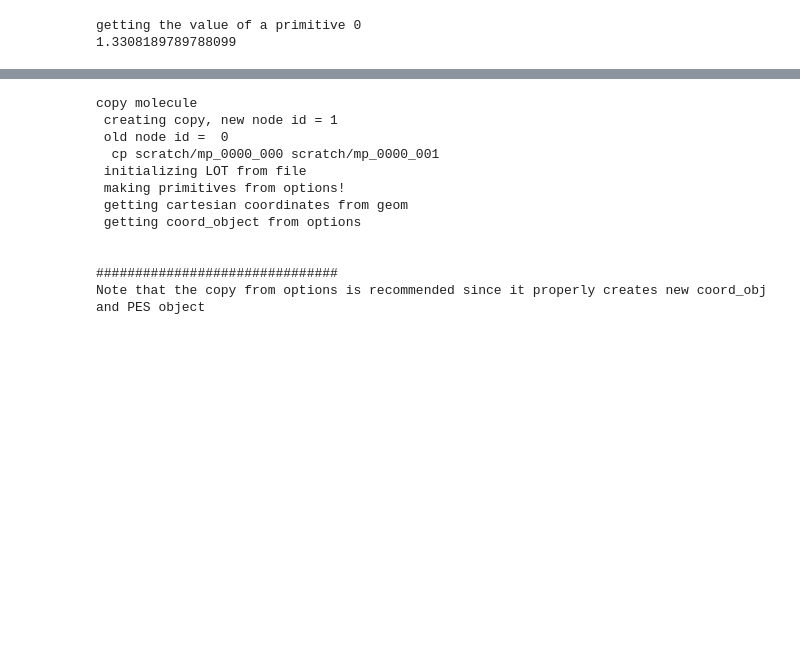
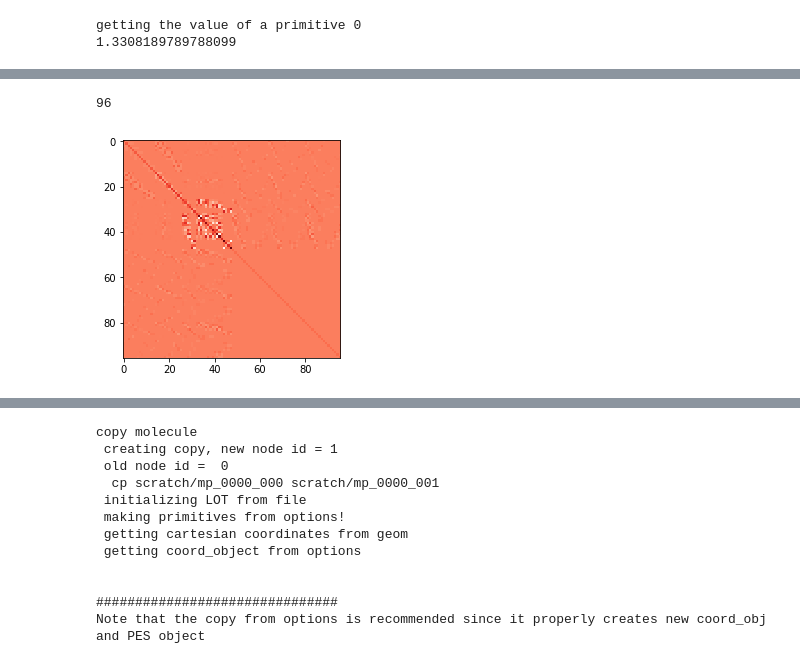
Before and after one commit to ZimmermanGroup/pyGSM, a Jupyter notebook: demo.ipynb, the cells around one changed output, grey strips where cells are left out. Drawn from its saved outputs; the diff is of its cells as text; code cells hidden in the pictures; blank space fills up the shorter version.

```diff
--- a/demo.ipynb
+++ b/demo.ipynb
@@ -9,12 +11,13 @@ import numpy as np
 # %%
-filepath='examples/tests/fluoroethene.xyz'
+#filepath='examples/tests/fluoroethene.xyz'
+filepath='examples/tests/butadiene_ethene.xyz'
 nocc=11
 nactive=2
 lot=Molpro.from_options(states=[(1,0),(1,1)],charge=0,nocc=nocc,nactive=nactive,basis='6-31G',do_coupling=False,nproc=4,fnm=filepath)
 pes1 = PES.from_options(lot=lot,ad_idx=0,multiplicity=1)
 pes2 = PES.from_options(lot=lot,ad_idx=1,multiplicity=1)
 pes = Avg_PES(pes1,pes2,lot=lot)
-M = Molecule.from_options(fnm=filepath,PES=pes,coordinate_type="DLC")
+M = Molecule.from_options(fnm=filepath,PES=pes,coordinate_type="HDLC")
 # %% [output]
  initializing LOT from file
  reading cartesian coordinates from file
@@ -131,6 +138,6 @@ Cartesian coordinates obtained after 3 microiterations (rmsd = 1.905e-06 |dQ| =
 # %%
 # update coordinate basis
 print("update coordinate basis")
-print(M.update_coordinate_basis())  #also used with constraints
+pmat2d(M.update_coordinate_basis(),format='f')  #also used with constraints
 # %% [output]
 update coordinate basis
@@ -180,0 +189,10 @@ update Hessian in  basis
+# %%
+print(M.num_primitives)
+B = M.coord_obj.Prims.wilsonB(M.xyz)
+BBT = np.dot(B,B.T)
+#plt.imshow(M.coord_obj.Prims.wilsonB(M.xyz), cmap=plt.cm.get_cmap('RdBu'))
+plt.imshow(BBT, cmap=plt.cm.get_cmap('Reds'))
+plt.show()
+# %% [output]
+96
+[figure, added]
```
Also changed, not shown: parts of 13 cells of this notebook, 25 other files.
